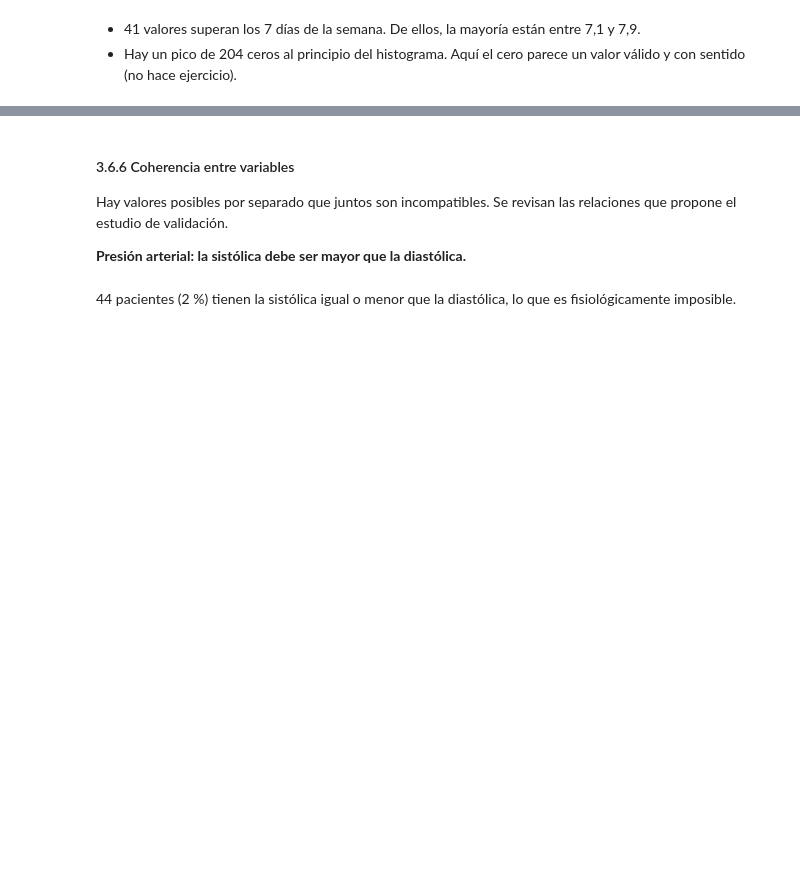
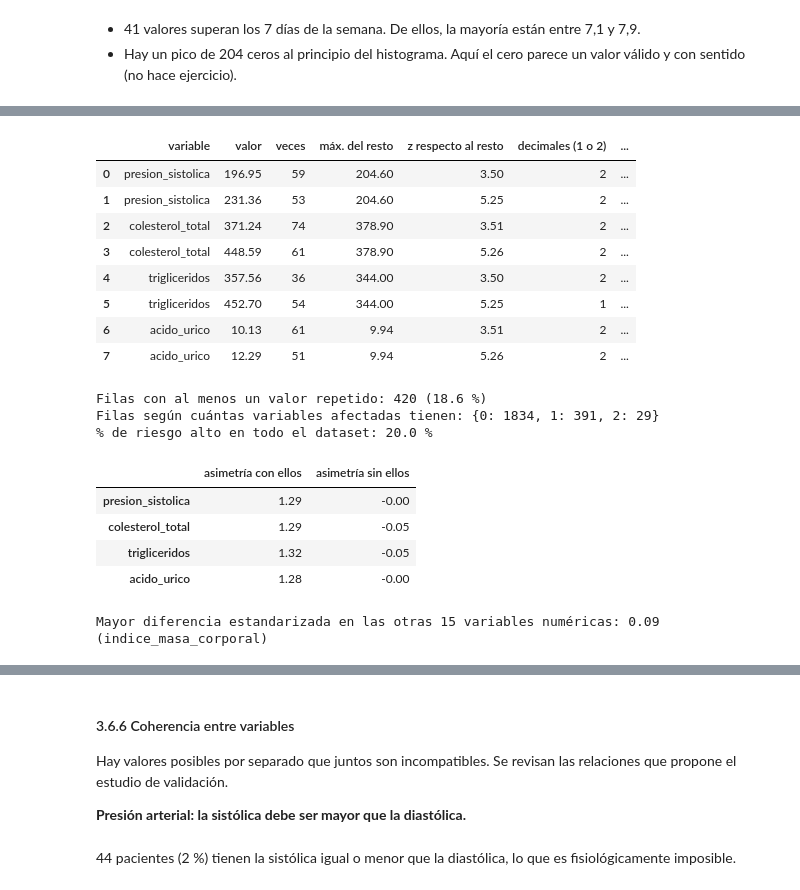
Before and after one commit to csm8-um/MasterIA-ML01, a Jupyter notebook: notebooks/Tarea1_ML.ipynb, the cells around one changed output, grey strips where cells are left out. Cells and saved outputs as stored; diff of their text form; code cells hidden in the pictures; blank space fills up the shorter version.

```diff
--- a/notebooks/Tarea1_ML.ipynb
+++ b/notebooks/Tarea1_ML.ipynb
@@ -1110 +1114,70 @@ for col in VALORES_REPETIDOS:
+# %%
+def mas_de_un_decimal(valores):
+    valores = np.asarray(valores, dtype=float)
+    return ~np.isclose(valores * 10, np.round(valores * 10))
+
+filas = []
+for col, valores in VALORES_REPETIDOS.items():
+    es_repetido = df[col].isin(valores)
+    resto = df.loc[~es_repetido, col]
+    # ¿El nivel de riesgo de estos pacientes difiere del de los demás?
+    _, p_valor, _, _ = stats.chi2_contingency(pd.crosstab(es_repetido, df[TARGET]))
+    for valor in valores:
+        filas.append({
+            'variable': col,
+            'valor': valor,
+            'veces': int((df[col] == valor).sum()),
+            'máx. del resto': resto.max(),
+            'z respecto al resto': (valor - resto.mean()) / resto.std(),
+            'decimales (1 o 2)': 2 if mas_de_un_decimal([valor])[0] else 1,
+            '% del resto con 2 decimales': mas_de_un_decimal(resto).mean() * 100,
+            '% riesgo alto': (df.loc[df[col] == valor, TARGET] == 2).mean() * 100,
+            'p-valor riesgo (chi2)': p_valor,
+        })
+display(pd.DataFrame(filas).round(2))
+
+afectadas = pd.concat([df[c].isin(v) for c, v in VALORES_REPETIDOS.items()], axis=1)
+print(f'Filas con al menos un valor repetido: {afectadas.any(axis=1).sum()} '
+      f'({afectadas.any(axis=1).mean() * 100:.1f} %)')
+print('Filas según cuántas variables afectadas tienen:',
+      afectadas.sum(axis=1).value_counts().sort_index().to_dict())
+print(f'% de riesgo alto en todo el dataset: {(df[TARGET] == 2).mean() * 100:.1f} %')
+
+# Asimetría con y sin esos valores
+asimetria = pd.DataFrame({
+    'asimetría con ellos': {c: df[c].skew() for c in VALORES_REPETIDOS},
+    'asimetría sin ellos': {c: df.loc[~df[c].isin(v), c].skew() for c, v in VALORES_REPETIDOS.items()},
+})
+display(asimetria.round(2))
+
+# ¿Se parecen al resto de pacientes en las demás variables?
+afectada = afectadas.any(axis=1)
+otras = [c for c in COLS_NUMERICAS if c not in VALORES_REPETIDOS]
+
+def dif_estandarizada(col):
+    a, b = df.loc[afectada, col].dropna(), df.loc[~afectada, col].dropna()
+    return (a.mean() - b.mean()) / np.sqrt((a.var() + b.var()) / 2)
+
+dif = pd.Series({c: dif_estandarizada(c) for c in otras})
+print(f'Mayor diferencia estandarizada en las otras {len(otras)} variables numéricas: '
+      f'{dif.abs().max():.2f} ({dif.abs().idxmax()})')
+# %% [output]
+|  | variable | valor | veces | máx. del resto | z respecto al resto | decimales (1 o 2) | ... |
+| 0 | presion_sistolica | 196.95 | 59 | 204.60 | 3.50 | 2 | ... |
+| 1 | presion_sistolica | 231.36 | 53 | 204.60 | 5.25 | 2 | ... |
+| 2 | colesterol_total | 371.24 | 74 | 378.90 | 3.51 | 2 | ... |
+| 3 | colesterol_total | 448.59 | 61 | 378.90 | 5.26 | 2 | ... |
+| 4 | trigliceridos | 357.56 | 36 | 344.00 | 3.50 | 2 | ... |
+| 5 | trigliceridos | 452.70 | 54 | 344.00 | 5.25 | 1 | ... |
+| 6 | acido_urico | 10.13 | 61 | 9.94 | 3.51 | 2 | ... |
+| 7 | acido_urico | 12.29 | 51 | 9.94 | 5.26 | 2 | ... |
+Filas con al menos un valor repetido: 420 (18.6 %)
+Filas según cuántas variables afectadas tienen: {0: 1834, 1: 391, 2: 29}
+% de riesgo alto en todo el dataset: 20.0 %
+|  | asimetría con ellos | asimetría sin ellos |
+| presion_sistolica | 1.29 | -0.00 |
+| colesterol_total | 1.29 | -0.05 |
+| trigliceridos | 1.32 | -0.05 |
+| acido_urico | 1.28 | -0.00 |
+Mayor diferencia estandarizada en las otras 15 variables numéricas: 0.09 (indice_masa_corporal)
 # %% [markdown]
```
Also changed, not shown: parts of 28 cells of this notebook.
